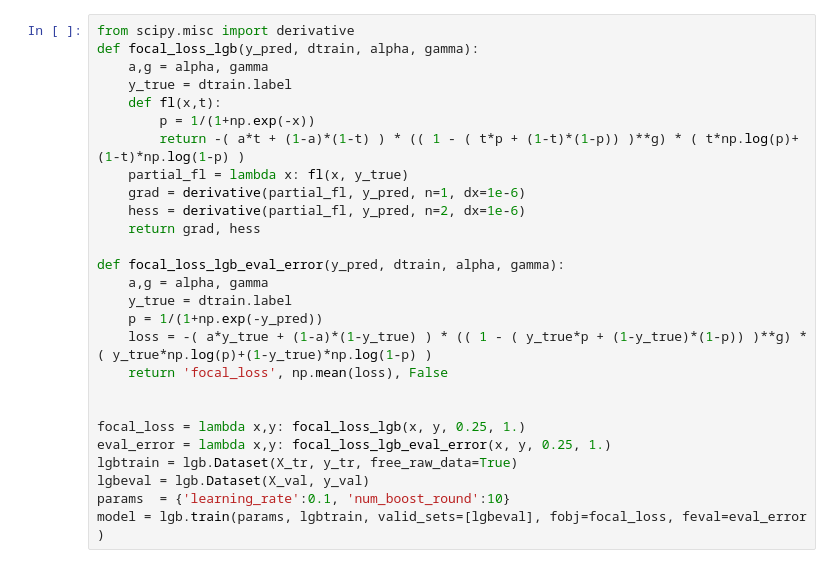
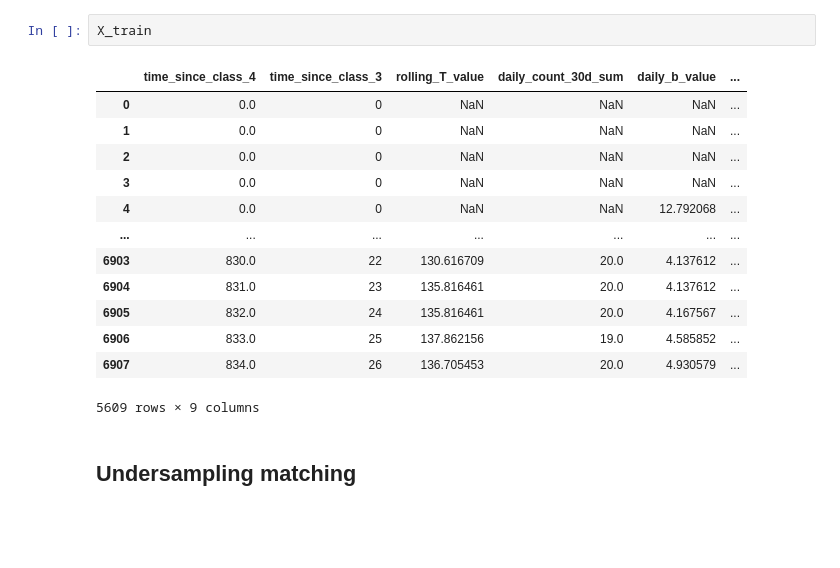
Before and after one commit to iglesiascaio/earthquake_prediction, a Jupyter notebook: notebooks/model_exploration.ipynb, the cells around one changed output. Saved outputs shown, nothing was run; the diff lists cells and outputs as text; blank space fills up the shorter version.

Commit message:
update model exploration code

```diff
--- a/notebooks/model_exploration.ipynb
+++ b/notebooks/model_exploration.ipynb
@@ -481,27 +321,18 @@ Computing SHAP values...
-# %%
-from scipy.misc import derivative
-def focal_loss_lgb(y_pred, dtrain, alpha, gamma):
-	a,g = alpha, gamma
-	y_true = dtrain.label
-	def fl(x,t):
-		p = 1/(1+np.exp(-x))
-		return -( a*t + (1-a)*(1-t) ) * (( 1 - ( t*p + (1-t)*(1-p)) )**g) * ( t*np.log(p)+(1-t)*np.log(1-p) )
-	partial_fl = lambda x: fl(x, y_true)
-	grad = derivative(partial_fl, y_pred, n=1, dx=1e-6)
-	hess = derivative(partial_fl, y_pred, n=2, dx=1e-6)
-	return grad, hess
-
-def focal_loss_lgb_eval_error(y_pred, dtrain, alpha, gamma):
-	a,g = alpha, gamma
-	y_true = dtrain.label
-	p = 1/(1+np.exp(-y_pred))
-	loss = -( a*y_true + (1-a)*(1-y_true) ) * (( 1 - ( y_true*p + (1-y_true)*(1-p)) )**g) * ( y_true*np.log(p)+(1-y_true)*np.log(1-p) )
-	return 'focal_loss', np.mean(loss), False
-
-
-focal_loss = lambda x,y: focal_loss_lgb(x, y, 0.25, 1.)
-eval_error = lambda x,y: focal_loss_lgb_eval_error(x, y, 0.25, 1.)
-lgbtrain = lgb.Dataset(X_tr, y_tr, free_raw_data=True)
-lgbeval = lgb.Dataset(X_val, y_val)
-params  = {'learning_rate':0.1, 'num_boost_round':10}
-model = lgb.train(params, lgbtrain, valid_sets=[lgbeval], fobj=focal_loss, feval=eval_error )
+# %%
+X_train
+# %% [output]
+|  | time_since_class_4 | time_since_class_3 | rolling_T_value | daily_count_30d_sum | daily_b_value | ... |
+| 0 | 0.0 | 0 | NaN | NaN | NaN | ... |
+| 1 | 0.0 | 0 | NaN | NaN | NaN | ... |
+| 2 | 0.0 | 0 | NaN | NaN | NaN | ... |
+| 3 | 0.0 | 0 | NaN | NaN | NaN | ... |
+| 4 | 0.0 | 0 | NaN | NaN | 12.792068 | ... |
+| ... | ... | ... | ... | ... | ... | ... |
+| 6903 | 830.0 | 22 | 130.616709 | 20.0 | 4.137612 | ... |
+| 6904 | 831.0 | 23 | 135.816461 | 20.0 | 4.137612 | ... |
+| 6905 | 832.0 | 24 | 135.816461 | 20.0 | 4.167567 | ... |
+| 6906 | 833.0 | 25 | 137.862156 | 19.0 | 4.585852 | ... |
+| 6907 | 834.0 | 26 | 136.705453 | 20.0 | 4.930579 | ... |
+5609 rows × 9 columns
+# %% [markdown]
+## Undersampling matching
```
Also changed, not shown: parts of 6 cells of this notebook.
